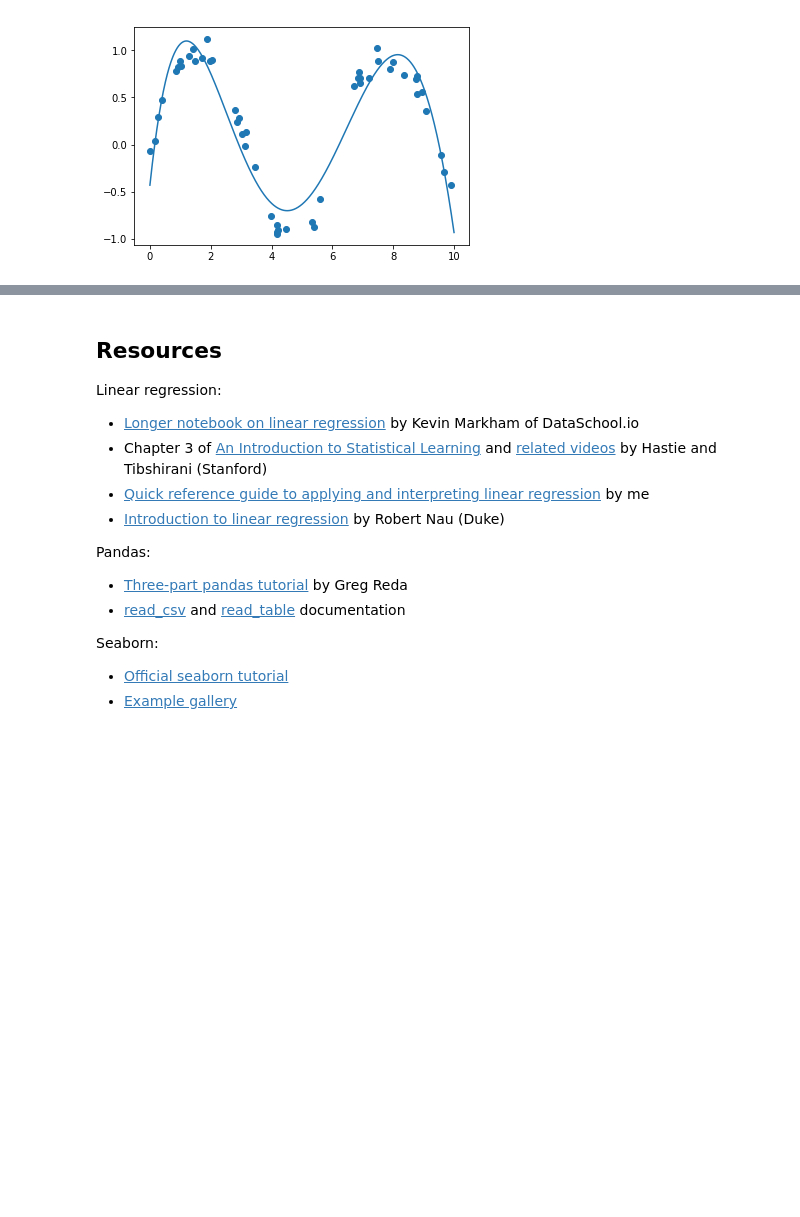
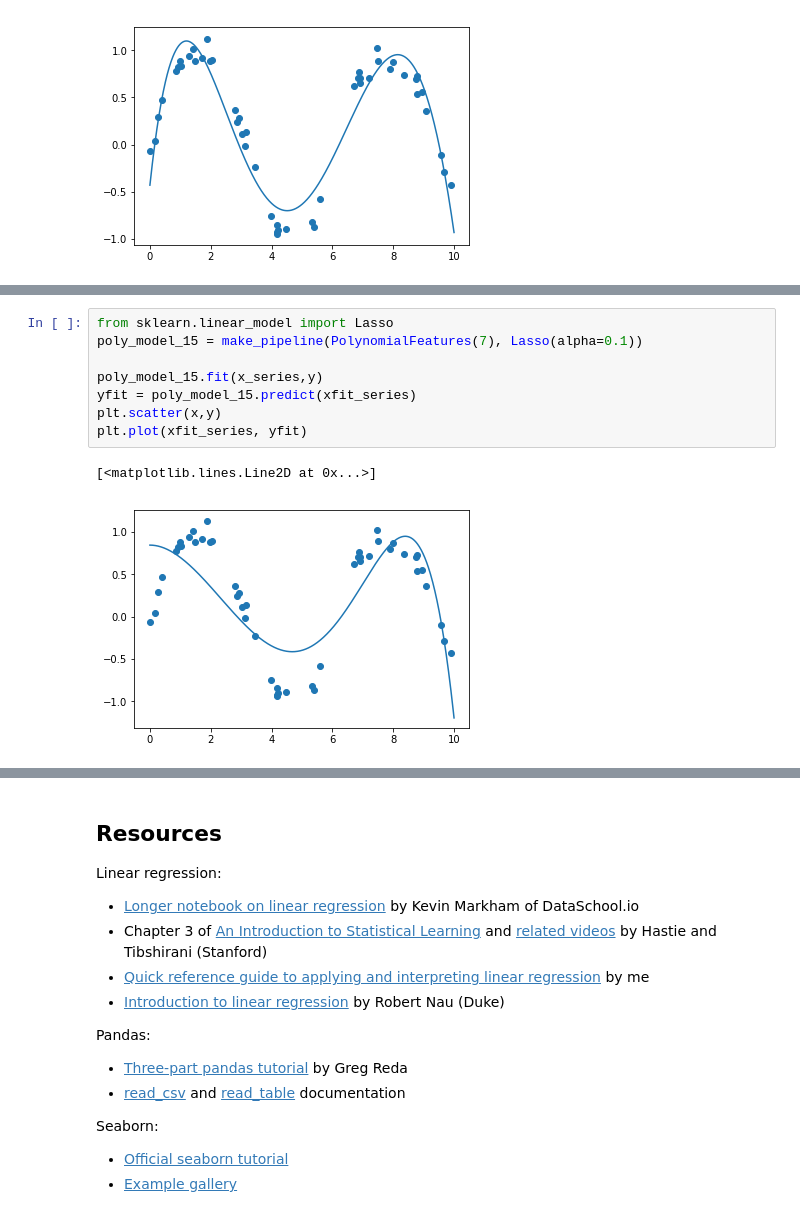
Before and after one commit to youngsoul/machinelearning101, a Jupyter notebook: 07_linear_regression.ipynb, the cells around one changed output, grey strips where cells are left out. Saved outputs shown, nothing was run; the diff lists cells and outputs as text; blank space fills up the shorter version.

```diff
--- a/07_linear_regression.ipynb
+++ b/07_linear_regression.ipynb
@@ -518,0 +559,11 @@ plt.plot(xfit_series, yfit)
+# %%
+from sklearn.linear_model import Lasso
+poly_model_15 = make_pipeline(PolynomialFeatures(7), Lasso(alpha=0.1))
+
+poly_model_15.fit(x_series,y)
+yfit = poly_model_15.predict(xfit_series)
+plt.scatter(x,y)
+plt.plot(xfit_series, yfit)
+# %% [output]
+[<matplotlib.lines.Line2D at 0x...>]
+[figure, added]
```
Also changed, not shown: parts of 8 cells of this notebook.
